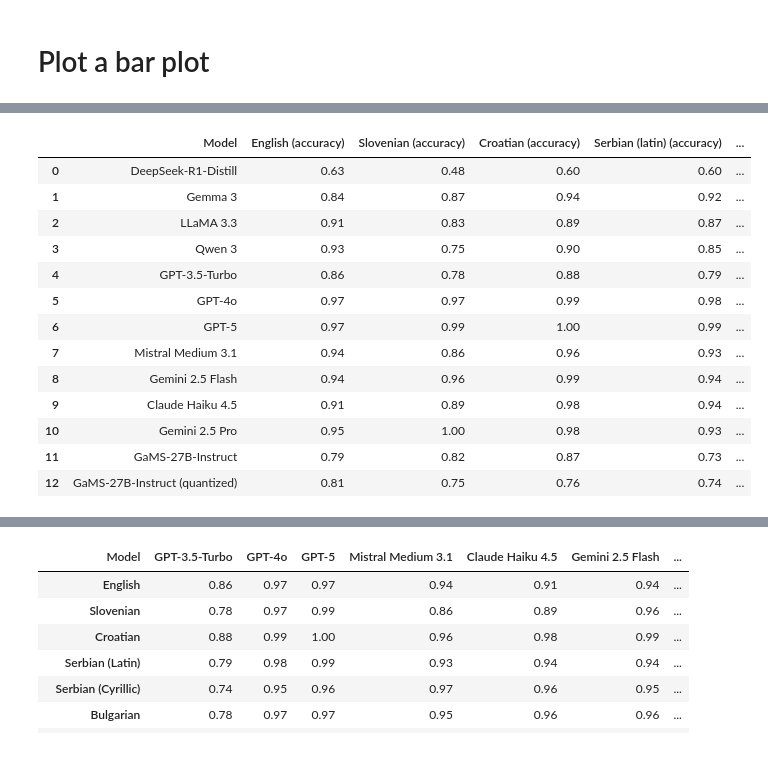
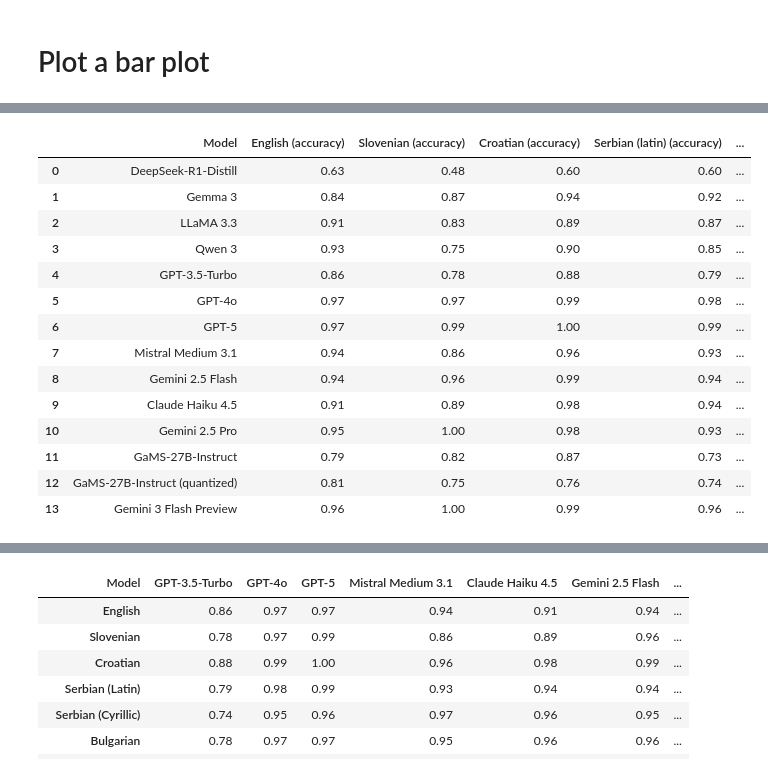
Before and after one commit to TajaKuzman/Benchmarking-Text-Classification-on-South-Slavic, a Jupyter notebook: CLASSLA-PIQA-Benchmark/evaluation-for-the-paper/evaluation_for_the_paper.ipynb, the cells around one changed output, grey strips where cells are left out. Drawn from its saved outputs; the diff is of its cells as text; code cells hidden in the pictures.

```diff
--- a/CLASSLA-PIQA-Benchmark/evaluation-for-the-paper/evaluation_for_the_paper.ipynb
+++ b/CLASSLA-PIQA-Benchmark/evaluation-for-the-paper/evaluation_for_the_paper.ipynb
@@ -111,39 +113,41 @@ rename_dict = {
     'google/gemini-2.5-flash-lite': "Gemini 2.5 Flash Lite",
     'google/gemini-2.5-flash': "Gemini 2.5 Flash",
     'google/gemini-2.5-pro': "Gemini 2.5 Pro",
+    "google/gemini-3-flash-preview": "Gemini 3 Flash Preview",
     'mistralai/mistral-medium-3.1': "Mistral Medium 3.1",
     'mistralai/mistral-small-3.2-24b-instruct': "Mistral Small 3.2",
     'cohere/command-a': "Command A",
     "anthropic/claude-haiku-4.5": "Claude Haiku 4.5",
 	"GaMS-27B-quantized": "GaMS-27B-Instruct (quantized)",
 	"GaMS-27B": "GaMS-27B-Instruct",
     # Add more if needed
 }
 
 # Apply the renaming
 results_df["Model"] = results_df["Model"].replace(rename_dict)
 
 # Change the order of columns
 
 
 results_df = results_df[['Model', 'English (accuracy)', 'Slovenian (accuracy)','Croatian (accuracy)','Serbian (latin) (accuracy)','Serbian (cyrillic) (accuracy)', 'Bosnian (accuracy)', 'Bulgarian (accuracy)', 'Macedonian (accuracy)','Cerkno Dialect (accuracy)','Chakavian Dialect (accuracy)']]
 
 results_df
 # %% [output]
 |  | Model | English (accuracy) | Slovenian (accuracy) | Croatian (accuracy) | Serbian (latin) (accuracy) | ... |
 | 0 | DeepSeek-R1-Distill | 0.63 | 0.48 | 0.60 | 0.60 | ... |
 | 1 | Gemma 3 | 0.84 | 0.87 | 0.94 | 0.92 | ... |
 | 2 | LLaMA 3.3 | 0.91 | 0.83 | 0.89 | 0.87 | ... |
 | 3 | Qwen 3 | 0.93 | 0.75 | 0.90 | 0.85 | ... |
 | 4 | GPT-3.5-Turbo | 0.86 | 0.78 | 0.88 | 0.79 | ... |
 | 5 | GPT-4o | 0.97 | 0.97 | 0.99 | 0.98 | ... |
 | 6 | GPT-5 | 0.97 | 0.99 | 1.00 | 0.99 | ... |
 | 7 | Mistral Medium 3.1 | 0.94 | 0.86 | 0.96 | 0.93 | ... |
 | 8 | Gemini 2.5 Flash | 0.94 | 0.96 | 0.99 | 0.94 | ... |
 | 9 | Claude Haiku 4.5 | 0.91 | 0.89 | 0.98 | 0.94 | ... |
 | 10 | Gemini 2.5 Pro | 0.95 | 1.00 | 0.98 | 0.93 | ... |
 | 11 | GaMS-27B-Instruct | 0.79 | 0.82 | 0.87 | 0.73 | ... |
 | 12 | GaMS-27B-Instruct (quantized) | 0.81 | 0.75 | 0.76 | 0.74 | ... |
+| 13 | Gemini 3 Flash Preview | 0.96 | 1.00 | 0.99 | 0.96 | ... |
 # %%
 print(results_df.sort_values(by="Croatian (accuracy)", ascending=False).to_markdown(index=False))
 # %% [output]
```
Also changed, not shown: parts of 7 cells of this notebook, 30 other files.
